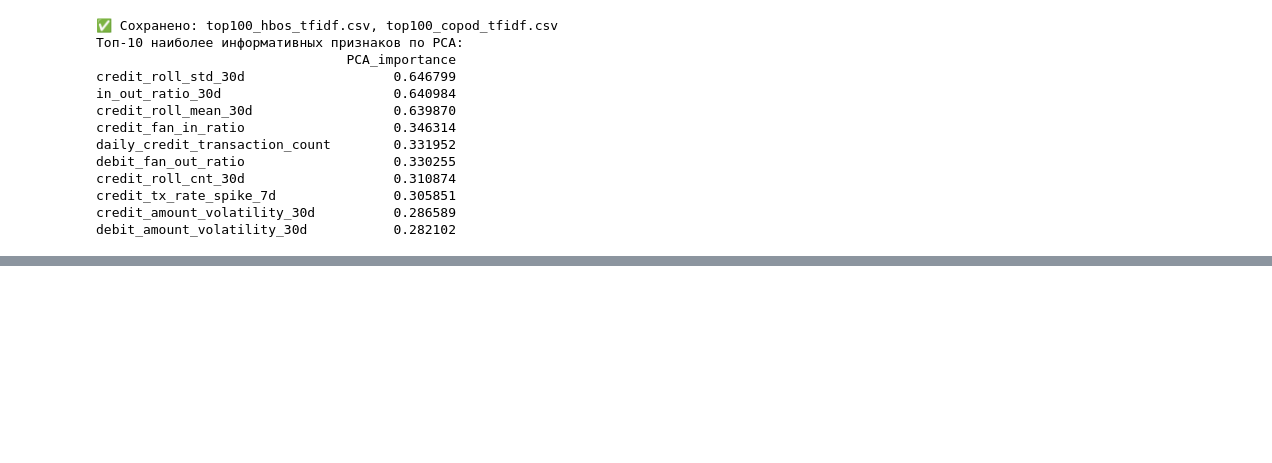
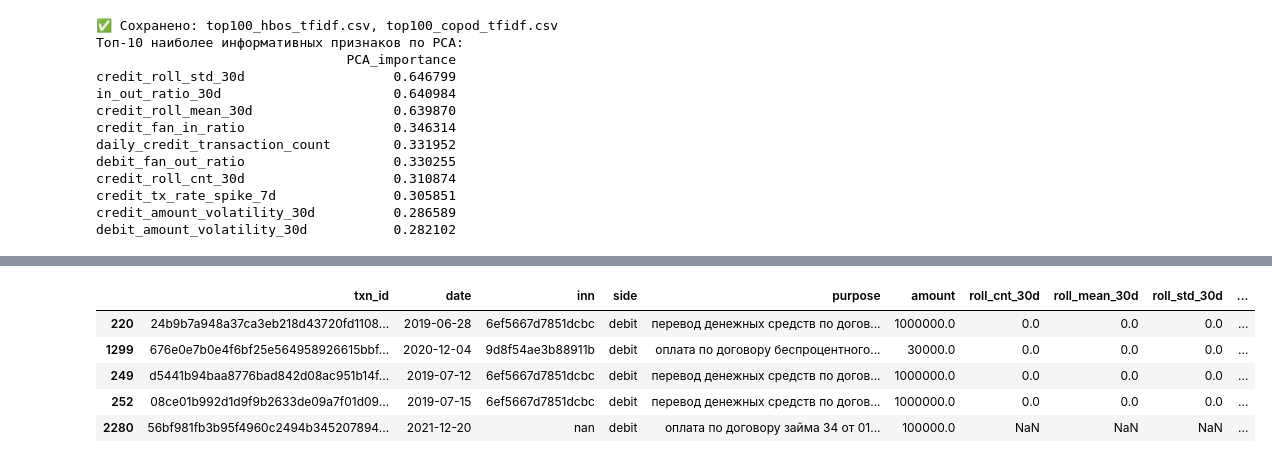
Before and after one commit to HULUMULU123/notebook_agent, a Jupyter notebook: many_layer_v3/main.ipynb, the cells around one changed output, grey strips where cells are left out. Cells and saved outputs as stored; diff of their text form; code cells hidden in the pictures; blank space fills up the shorter version.

```diff
--- a/many_layer_v3/main.ipynb
+++ b/many_layer_v3/main.ipynb
@@ -1448,0 +1225,9 @@ Top-20 подозрительных ИНН (узлы с участием ≥ 1):
+# %%
+debit_individual_scores.tail()
+# %% [output]
+|  | txn_id | date | inn | side | purpose | amount | roll_cnt_30d | roll_mean_30d | roll_std_30d | ... |
+| 220 | 24b9b7a948a37ca3eb218d43720fd1108... | 2019-06-28 | 6ef5667d7851dcbc | debit | перевод денежных средств по догов... | 1000000.0 | 0.0 | 0.0 | 0.0 | ... |
+| 1299 | 676e0e7b0e4f6bf25e564958926615bbf... | 2020-12-04 | 9d8f54ae3b88911b | debit | оплата по договору беспроцентного... | 30000.0 | 0.0 | 0.0 | 0.0 | ... |
+| 249 | d5441b94baa8776bad842d08ac951b14f... | 2019-07-12 | 6ef5667d7851dcbc | debit | перевод денежных средств по догов... | 1000000.0 | 0.0 | 0.0 | 0.0 | ... |
+| 252 | 08ce01b992d1d9f9b2633de09a7f01d09... | 2019-07-15 | 6ef5667d7851dcbc | debit | перевод денежных средств по догов... | 1000000.0 | 0.0 | 0.0 | 0.0 | ... |
+| 2280 | 56bf981fb3b95f4960c2494b345207894... | 2021-12-20 | nan | debit | оплата по договору займа 34 от 01... | 100000.0 | NaN | NaN | NaN | ... |
```
Also changed, not shown: parts of 33 cells of this notebook, 20 other files.
